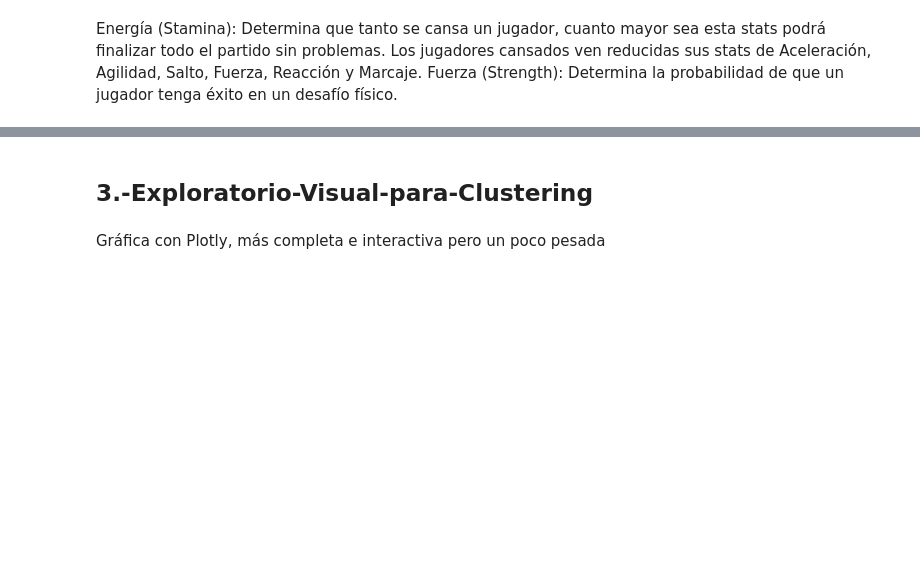
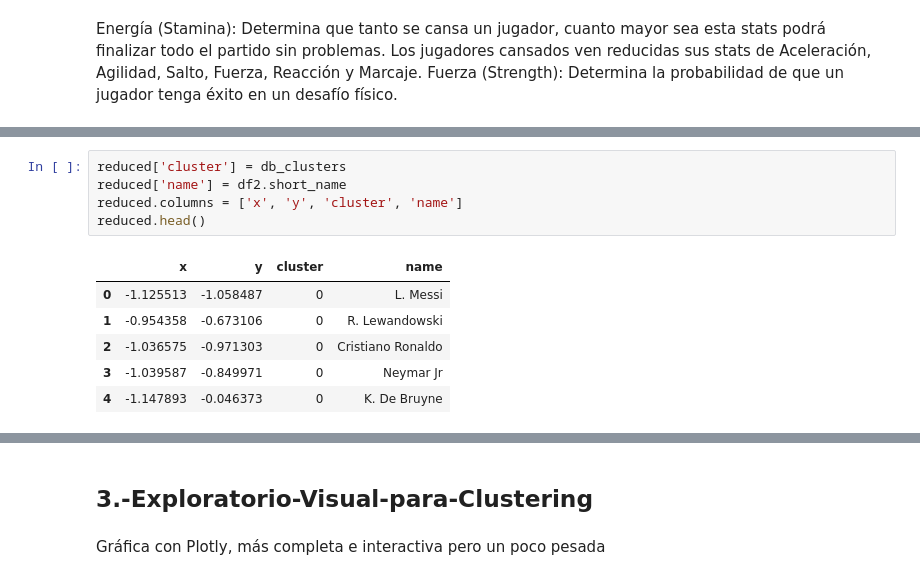
Before and after one commit to Grupo242022/AN_Supervisado_2022, a Jupyter notebook: Práctico_NoSupervisado_fifa2022_G24.ipynb, the cells around one changed output, grey strips where cells are left out. Saved outputs shown, nothing was run; the diff lists cells and outputs as text; blank space fills up the shorter version.

```diff
--- a/Práctico_NoSupervisado_fifa2022_G24.ipynb
+++ b/Práctico_NoSupervisado_fifa2022_G24.ipynb
@@ -292,0 +344,12 @@ Fuerza (Strength): Determina la probabilidad de que un jugador tenga éxito en u
+# %%
+reduced['cluster'] = db_clusters
+reduced['name'] = df2.short_name
+reduced.columns = ['x', 'y', 'cluster', 'name']
+reduced.head()
+# %% [output]
+|  | x | y | cluster | name |
+| 0 | -1.125513 | -1.058487 | 0 | L. Messi |
+| 1 | -0.954358 | -0.673106 | 0 | R. Lewandowski |
+| 2 | -1.036575 | -0.971303 | 0 | Cristiano Ronaldo |
+| 3 | -1.039587 | -0.849971 | 0 | Neymar Jr |
+| 4 | -1.147893 | -0.046373 | 0 | K. De Bruyne |
```
Also changed, not shown: parts of 15 cells of this notebook.
